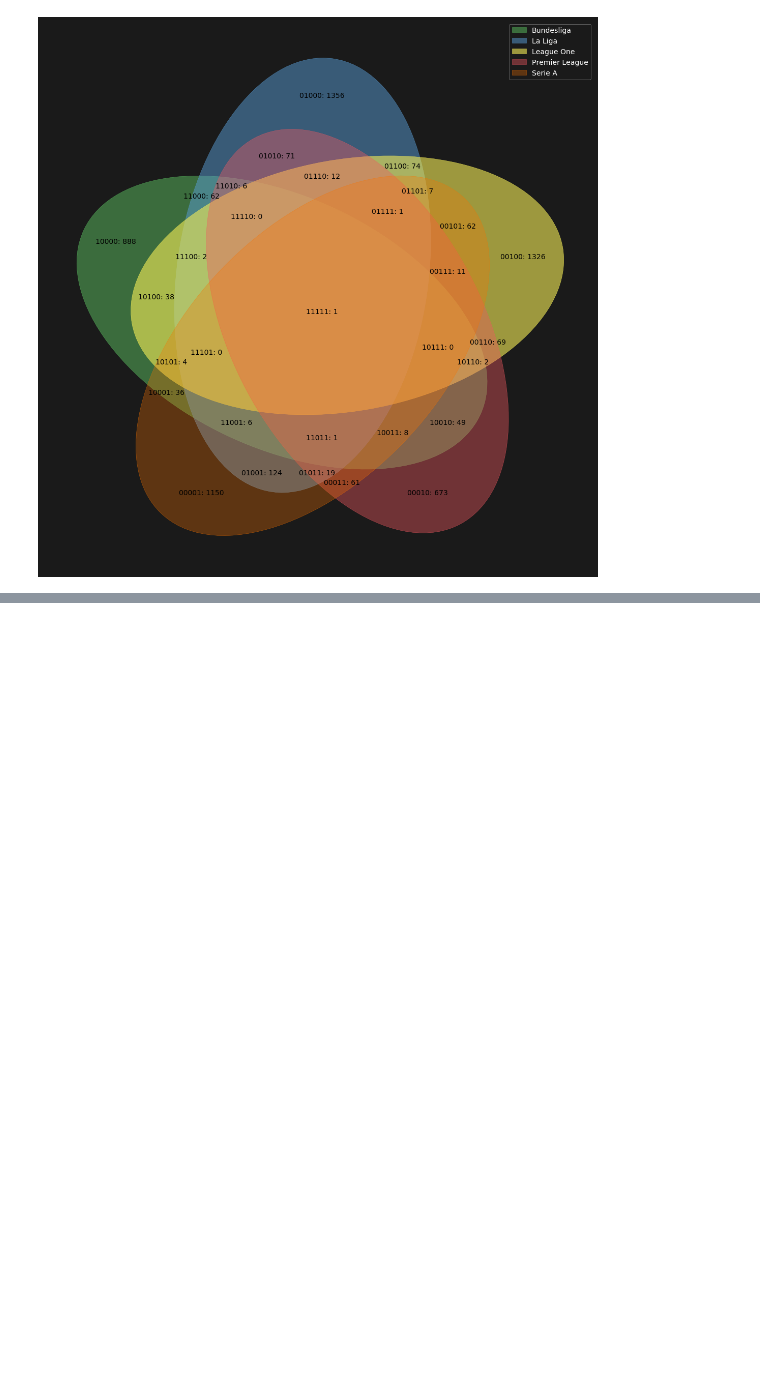
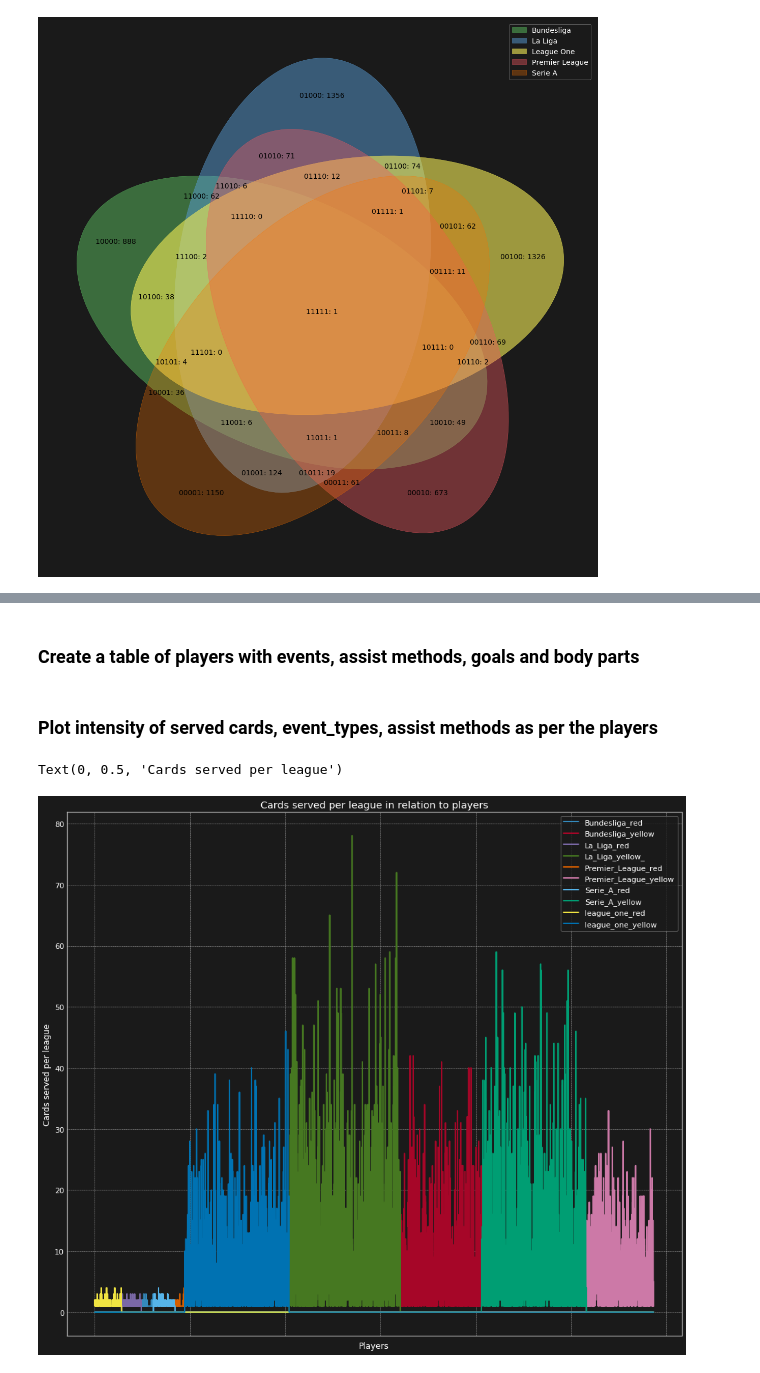
Before and after one commit to knaggita/Football-Dataset-Analysis, a Jupyter notebook: Football_Dataset_Analysis-v1.ipynb, the cells around one changed output, grey strips where cells are left out. Drawn from its saved outputs; the diff is of its cells as text; code cells hidden in the pictures; blank space fills up the shorter version.

Commit message:
Added correlation and effect of cards on the game

```diff
--- a/Football_Dataset_Analysis-v1.ipynb
+++ b/Football_Dataset_Analysis-v1.ipynb
@@ -66,7 +69,7 @@ shot_places = {1:'Bit too high', 2:'Blocked', 3:'Bottom left corner', 4:'Bottom
 shot_outcomes = {1:'On target', 2:'Off target', 3:'Blocked', 4:'Hit the bar'}
 locations = {1:'Attacking half', 2:'Defensive half', 3:'Centre of the box', 4:'Left wing', 5:'Right wing', 6:'Difficult angle and long range', 7:'Difficult angle on the left', 8:'Difficult angle on the right', 9:'Left side of the box', 10:'Left side of the six yard box', 11:'Right side of the box', 12:'Right side of the six yard box', 13:'Very close range', 14:'Penalty spot', 15:'Outside the box', 16:'Long range', 17:'More than 35 yards', 18:'More than 40 yards', 19:'Not recorded'}
 bodyparts = {1:'right foot', 2:'left foot', 3:'head'}
-assist_methods = {0:np.nan, 1:'Pass', 2:'Cross', 3:'Headed pass', 4:'Through ball'}
+assist_methods = {1:'Pass', 2:'Cross', 3:'Headed pass', 4:'Through ball'}
 situations = {1:'Open play', 2:'Set piece', 3:'Corner', 4:'Free kick'}
 # %%
 ## Map the leagues' names to their popular names for easier understanding
@@ -725,0 +454,2 @@ metrics.balanced_accuracy_score(expected, predicted)
+# %% [markdown]
+### Create a table of players with events, assist methods, goals and body parts
@@ -725,0 +480,10 @@ metrics.balanced_accuracy_score(expected, predicted)
+# %% [markdown]
+### Plot intensity of served cards, event_types, assist methods as per the players
+# %%
+ax = cards_per_league.plot(figsize = [16,14], title = 'Cards served per league in relation to players')
+
+ax.set_xlabel('Players', size =12)
+ax.set_ylabel('Cards served per league', size =12)
+# %% [output]
+Text(0, 0.5, 'Cards served per league')
+[figure, added]
```
Also changed, not shown: parts of 68 cells of this notebook.
